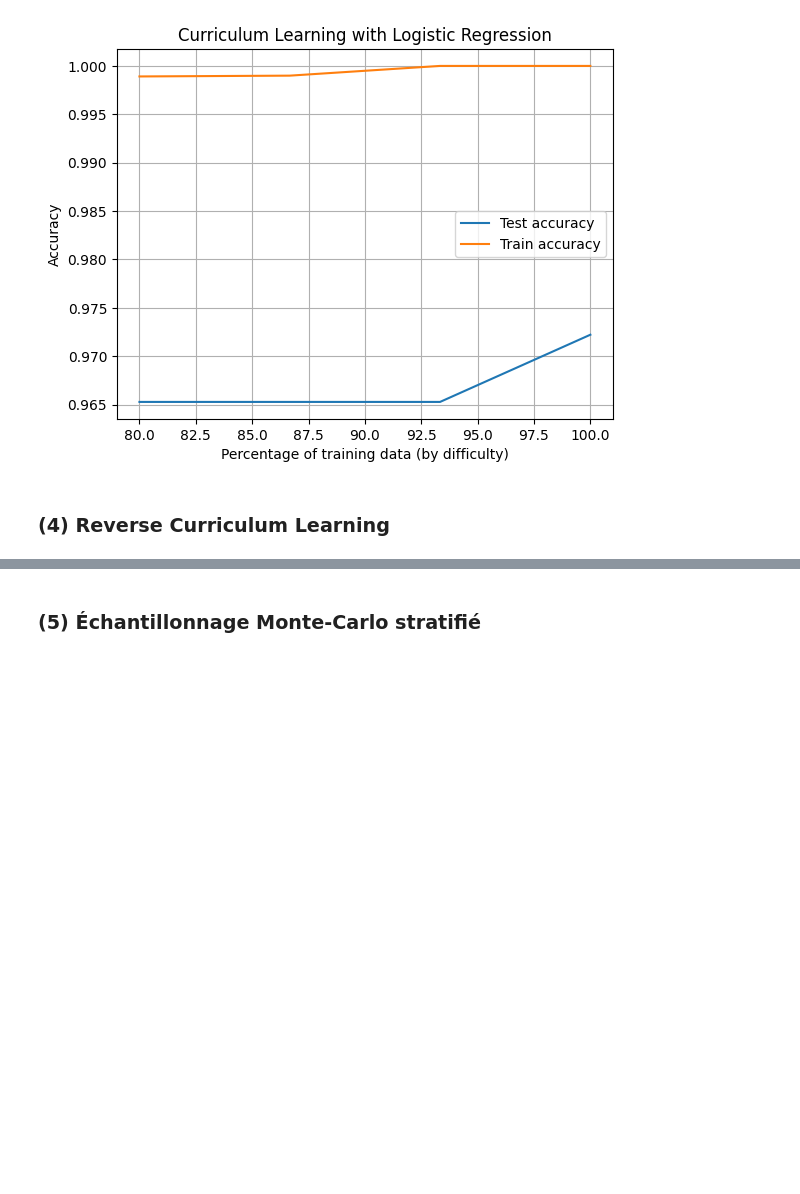
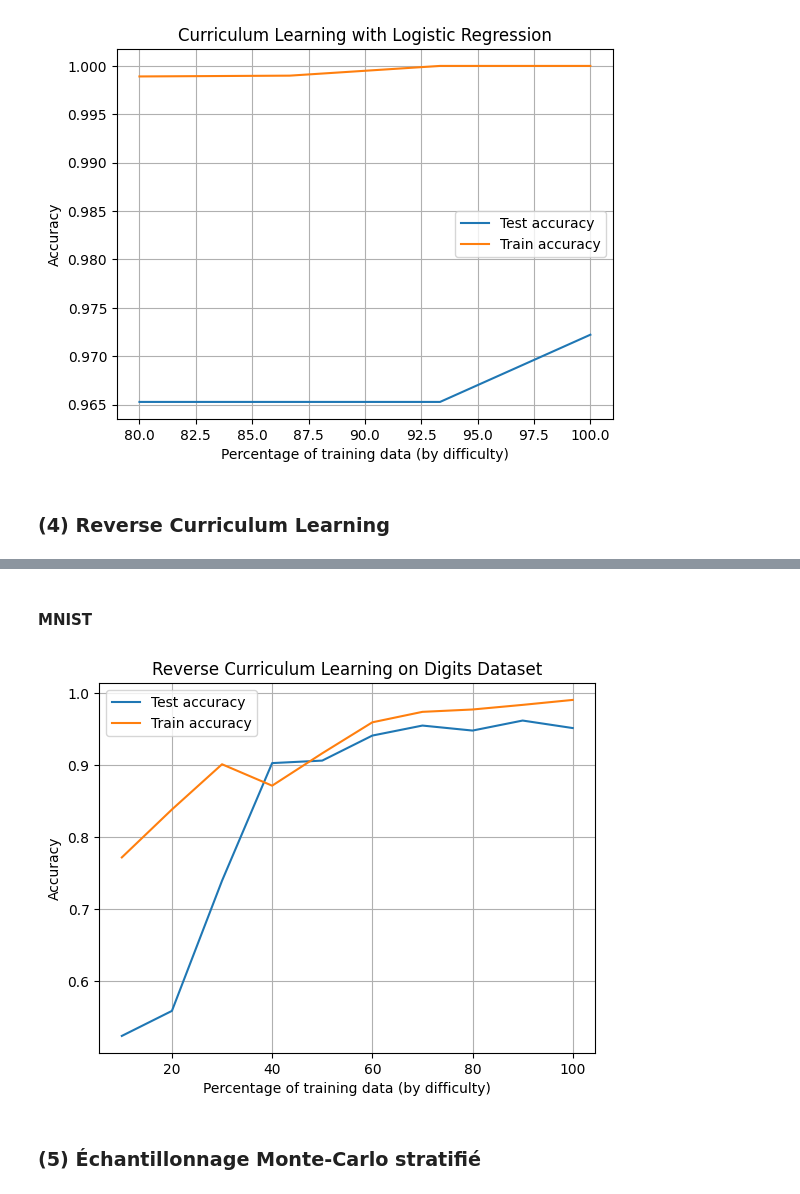
Before and after one commit to Reza-rgb/Opti4ML-TidyTeam, a Jupyter notebook: src/Exploration.ipynb, the cells around one changed output, grey strips where cells are left out. Drawn from its saved outputs; the diff is of its cells as text; code cells hidden in the pictures; blank space fills up the shorter version.

```diff
--- a/src/Exploration.ipynb
+++ b/src/Exploration.ipynb
@@ -592,2 +673,43 @@ plt.show()
+# %% [markdown]
+#### MNIST
+# %%
+# compute class centroids to later apply the difficulty function
+centroids = np.zeros((10, X_train_MNIST.shape[1]))
+for digit in range(10):
+    centroids[digit] = X_train_MNIST[y_train_MNIST == digit].mean(axis=0)
+
+# normalize the difficulty to [0, 1]
+MNIST_difficulty = compute_MNIST_difficulty(X_train_MNIST, y_train_MNIST, centroids)
+norm_MNIST_difficulty = (MNIST_difficulty - MNIST_difficulty.min()) / (MNIST_difficulty.max() - MNIST_difficulty.min())
+
+# sort by difficulty
+sorted_indices = np.argsort(norm_MNIST_difficulty)[::-1] ## Reverse order for RCL
+X_sorted = X_train_MNIST[sorted_indices]
+y_sorted = y_train_MNIST[sorted_indices]
+
+difficulty_range = np.linspace(0.1, 1.0, 10)
+train_accuracies = []
+test_accuracies = []
+
+clf = SGDClassifier(random_state=42)
+classes = np.unique(y_train_MNIST)
+
+for percentage in difficulty_range:
+    n_samples = int(percentage * len(X_sorted))
+    X_curr = X_sorted[:n_samples]
+    y_curr = y_sorted[:n_samples]
+
+    clf.partial_fit(X_curr, y_curr, classes=classes)
+
+    train_pred = clf.predict(X_curr)
+    test_pred = clf.predict(X_test_MNIST)
+
+    train_accuracies.append(accuracy_score(y_curr, train_pred))
+    test_accuracies.append(accuracy_score(y_test_MNIST, test_pred))
+
+# Plot results
+plot_CL_results(difficulty_range, test_accuracies, train_accuracies, "Reverse Curriculum Learning on Digits Dataset")
+# %% [output]
+[figure, added]
 # %% [markdown]
 ### (5) Échantillonnage Monte-Carlo stratifié
```
Also changed, not shown: parts of 29 cells of this notebook.
